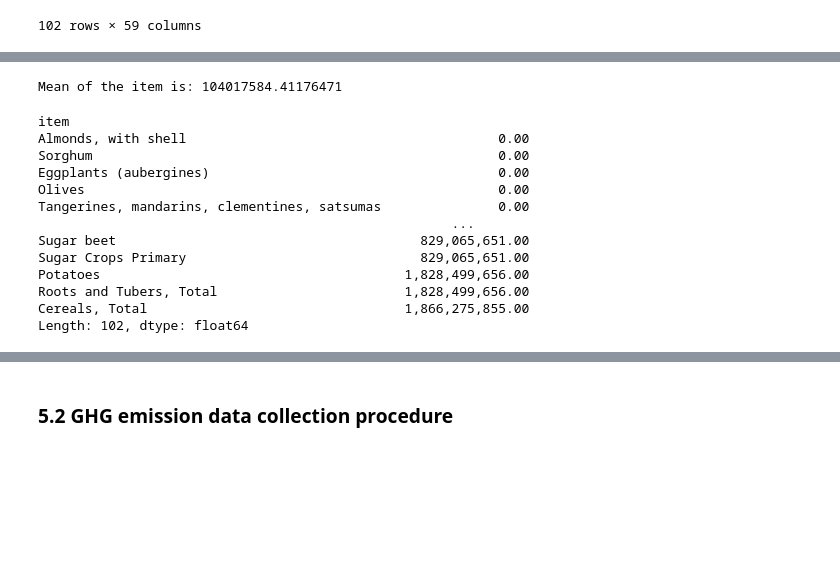
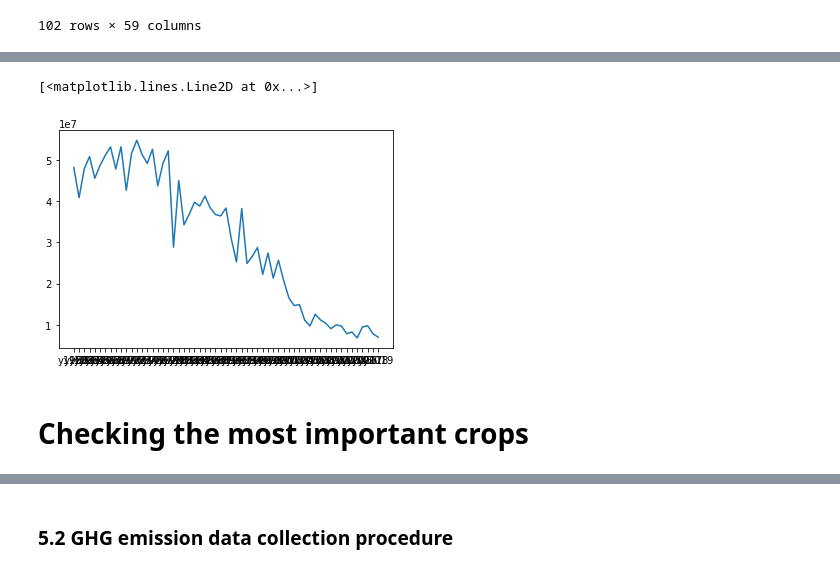
Before and after one commit to Alejandro-github-mx/statistics-projects, a Jupyter notebook: 2022-02-28-statistics-homework-FoodCC-Poland.ipynb, the cells around one changed output, grey strips where cells are left out. Drawn from its saved outputs; the diff is of its cells as text; code cells hidden in the pictures; blank space fills up the shorter version.

```diff
--- a/2022-02-28-statistics-homework-FoodCC-Poland.ipynb
+++ b/2022-02-28-statistics-homework-FoodCC-Poland.ipynb
@@ -240,22 +325,10 @@ dataCropsGrouped
+# %%
+#Plotting "Potatoes"
+plt.plot(dataCropsTransposed["Potatoes"])
+# %% [output]
+[<matplotlib.lines.Line2D at 0x...>]
+[figure, added]
+# %% [markdown]
+# Checking the most important crops
 # %%
 dataCropsGroupedSum = dataCropsGrouped.sum(axis=1)
-# %%
-print(f"Mean of the item is: {dataCropsGroupedSum.mean()}")
-# %% [output]
-Mean of the item is: 104017584.41176471
-# %%
-print(dataCropsGroupedSum.sort_values())
-# %% [output]
-item
-Almonds, with shell                                        0.00
-Sorghum                                                    0.00
-Eggplants (aubergines)                                     0.00
-Olives                                                     0.00
-Tangerines, mandarins, clementines, satsumas               0.00
-                                                     ...
-Sugar beet                                       829,065,651.00
-Sugar Crops Primary                              829,065,651.00
-Potatoes                                       1,828,499,656.00
-Roots and Tubers, Total                        1,828,499,656.00
-Cereals, Total                                 1,866,275,855.00
-Length: 102, dtype: float64
```
Also changed, not shown: parts of 20 cells of this notebook.
